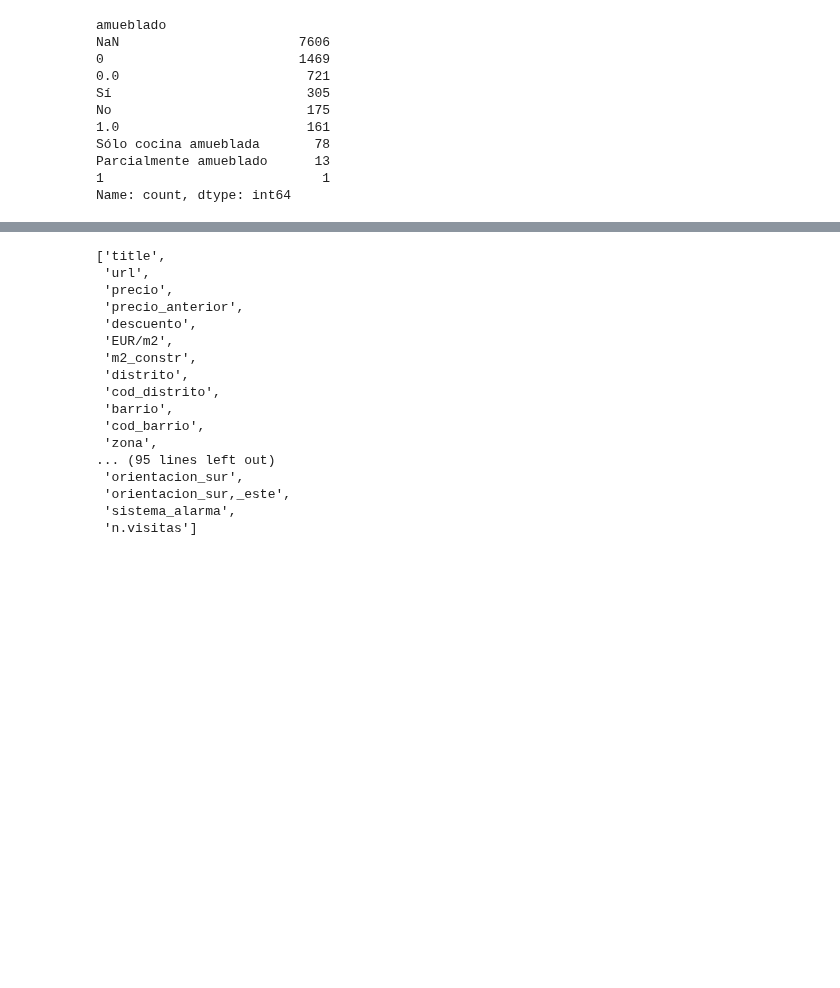
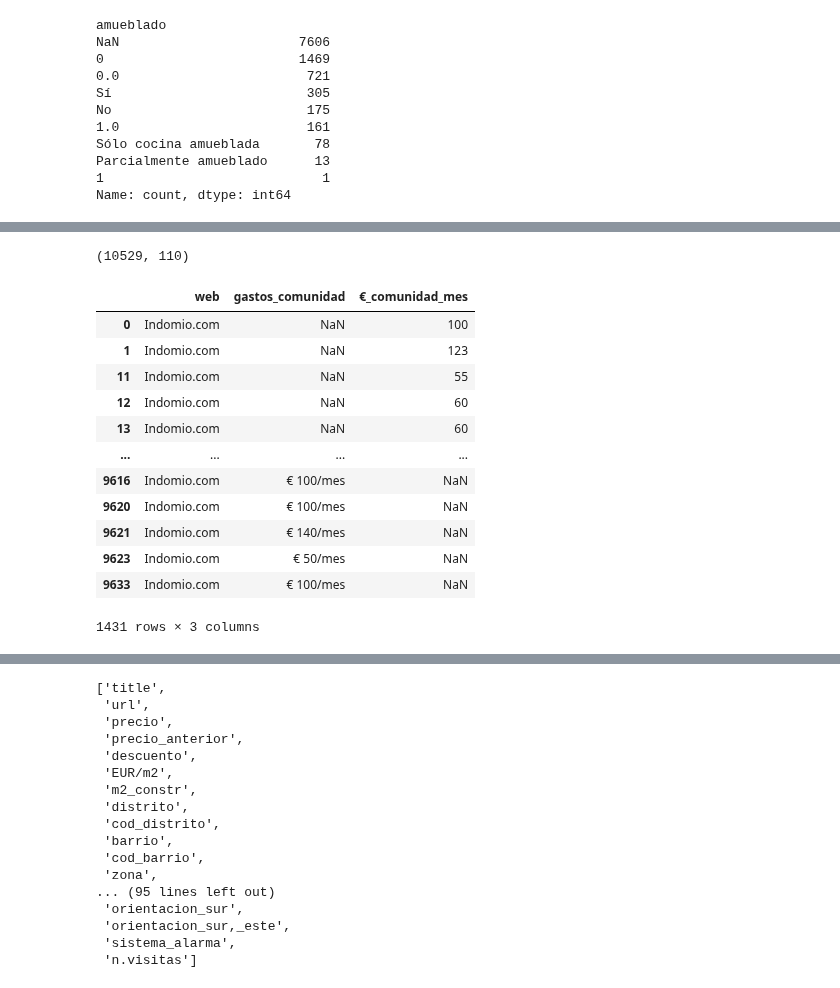
Before and after one commit to avaquerocastro/precios-de-vivienda-madrid, a Jupyter notebook: codigo/01-preprocesamiento-de-datos/Revision_columnas/Revision_Columnas.ipynb, the cells around one changed output, grey strips where cells are left out. Saved outputs shown, nothing was run; the diff lists cells and outputs as text; code cells hidden in the pictures; blank space fills up the shorter version.

```diff
--- a/codigo/01-preprocesamiento-de-datos/Revision_columnas/Revision_Columnas.ipynb
+++ b/codigo/01-preprocesamiento-de-datos/Revision_columnas/Revision_Columnas.ipynb
@@ -695,0 +954,20 @@ Name: count, dtype: int64
+# %%
+df17.shape
+# %% [output]
+(10529, 110)
+# %%
+df17.query("`€_comunidad_mes`.notnull() | gastos_comunidad.notnull()")[['web','gastos_comunidad','€_comunidad_mes']]
+# %% [output]
+|  | web | gastos_comunidad | €_comunidad_mes |
+| 0 | Indomio.com | NaN | 100 |
+| 1 | Indomio.com | NaN | 123 |
+| 11 | Indomio.com | NaN | 55 |
+| 12 | Indomio.com | NaN | 60 |
+| 13 | Indomio.com | NaN | 60 |
+| ... | ... | ... | ... |
+| 9616 | Indomio.com | € 100/mes | NaN |
+| 9620 | Indomio.com | € 100/mes | NaN |
+| 9621 | Indomio.com | € 140/mes | NaN |
+| 9623 | Indomio.com | € 50/mes | NaN |
+| 9633 | Indomio.com | € 100/mes | NaN |
+1431 rows × 3 columns
```
Also changed, not shown: parts of 81 cells of this notebook, 4 other files.
